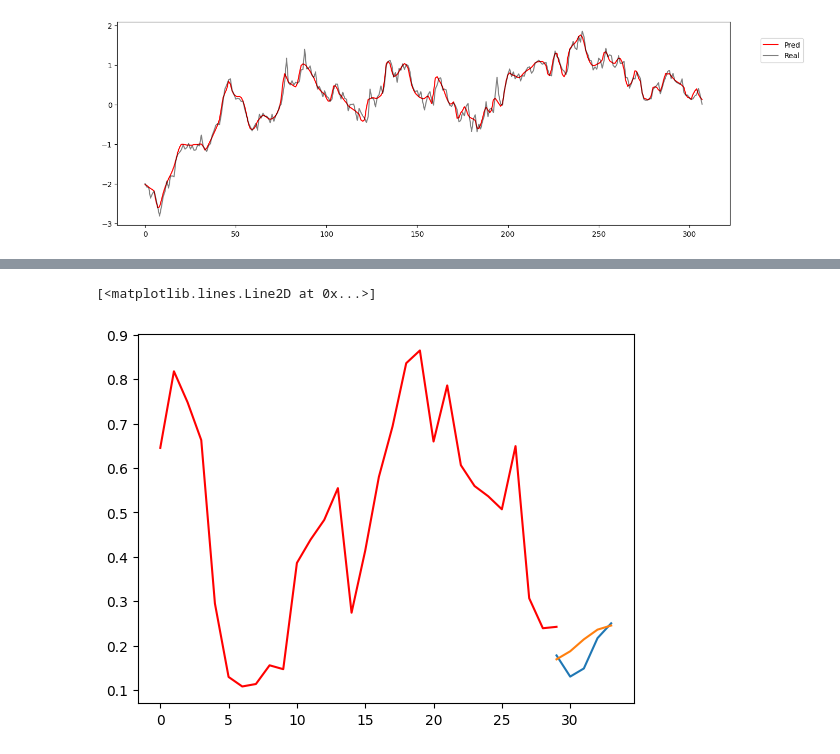
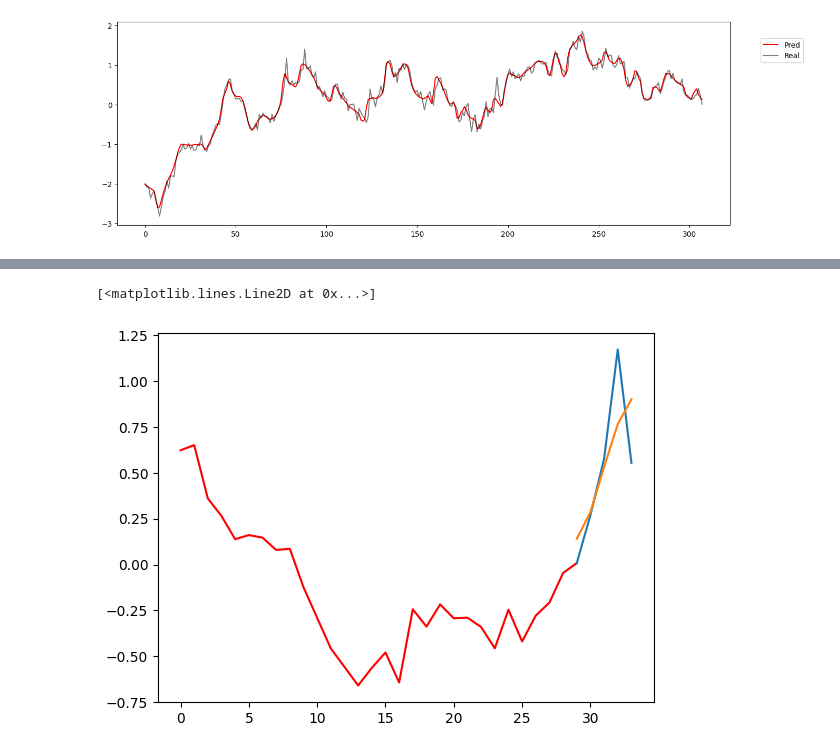
Before and after one commit to FernandoMoralesM01/GC_Portfolio, a Jupyter notebook: Notebooks/Model/LSTM+Transformers.ipynb, the cells around one changed output, grey strips where cells are left out. Cells and saved outputs as stored; diff of their text form; code cells hidden in the pictures.

```diff
--- a/Notebooks/Model/LSTM+Transformers.ipynb
+++ b/Notebooks/Model/LSTM+Transformers.ipynb
@@ -422,6 +404,6 @@ plt.legend(loc=[1.05, 0.8])
 <matplotlib.legend.Legend at 0x...>
 [figure]
 # %%
-index = 300
+index = 76
 y_pred = model.predict(X_test[:, :, :])
 # %% [output]
@@ -429,9 +411,9 @@ y_pred = model.predict(X_test[:, :, :])
 # %%
 t = np.arange(0, X_test.shape[1], 1)
 t2 = np.arange(X_test.shape[1], X_test.shape[1] + y_test.shape[1], 1)
 plt.plot(t, X_test[index,:, 0], label='Pred', color='red')
-plt.plot(t2 - 1, y_test[index,:])
-plt.plot(t2 - 1, y_pred[index ,:])
+plt.plot(t2 - 1, y_test[index - 1,:])
+plt.plot(t2 - 1, y_pred[index - 1,:])
 # %% [output]
 [<matplotlib.lines.Line2D at 0x...>]
-[figure, old version]
+[figure, new version]
```
Also changed, not shown: parts of 2 cells of this notebook, 3 other files.
